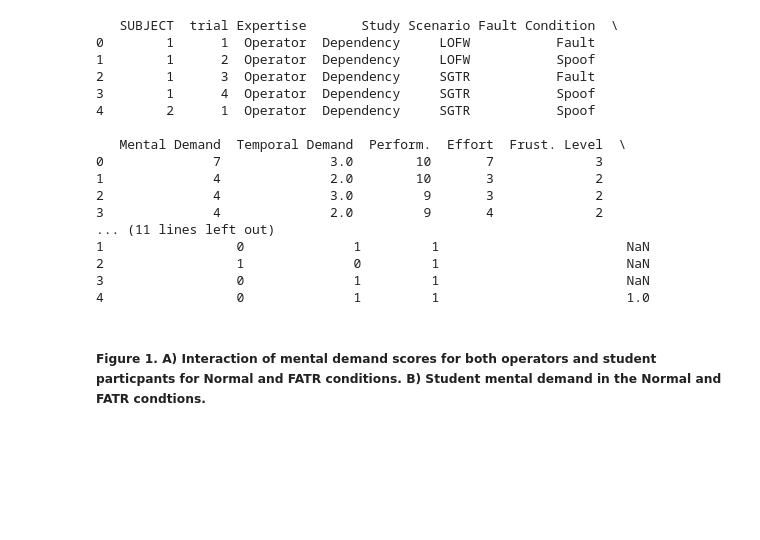
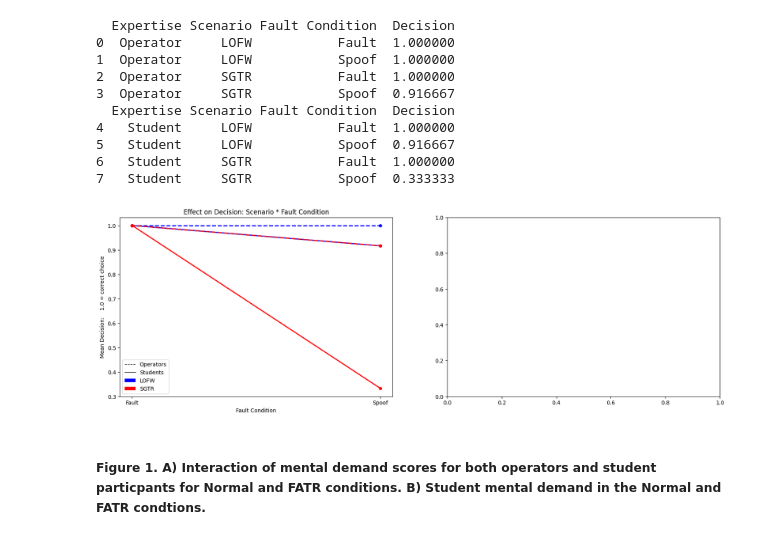
Before and after one commit to zethdubois/fatr, a Jupyter notebook: fatr.ipynb, the cells around one changed output. Cells and saved outputs as stored; diff of their text form; code cells hidden in the pictures; blank space fills up the shorter version.

Commit message:
update ploting graphs

```diff
--- a/fatr.ipynb
+++ b/fatr.ipynb
@@ -10,52 +10,52 @@ from matplotlib.patches import Patch
 # %%
 import matplotlib.pyplot as plt
 import sys
 import os
 from IPython.display import display, Markdown
 
 sys.path.append('plot')
 
 import chart
 
 # Load the dataset
 data_path = 'data/depend_only.csv'
 data = chart.load_data(data_path)
-print(data.head())
-# # Prepare the data
-# group_iv = 'Expertise'
-# g1 = 'Operators'
-# g2 = 'Students'
-# iv1 = 'Scenario'
-# dv1 = 'Effort'
-# operators, students, mean_scores_students = chart.prepare_data(data,group_iv,g1,g2,iv1,dv1)
-# print(operators)
-# # Create a figure with subplots
-# fig, axs = plt.subplots(1, 2, figsize=(20, 6))
+# print(data.head())
 
-# # Plot using the specific axes
-# chart.plot_interaction_scores(operators, students, ax=axs[0])
+# Prepare the data
+group_iv = 'Expertise'
+g1 = 'Operator'
+g2 = 'Student'
+iv1 = 'Scenario'
+iv2 = 'Fault Condition'
+dv1 = 'Decision'
+operator, student, mean_scores_students = chart.prepare_data(data,group_iv,g1,g2,iv1,iv2,dv1)
+print(operator.head())
+print(student.head())
+
+# Create a figure with subplots
+fig, axs = plt.subplots(1, 2, figsize=(20, 6))
+
+# Plot using the specific axes
+title1 = f"Effect on {dv1}: {iv1} * {iv2}"
+y_mean = f"Mean {dv1}:    1.0 = correct choice"
+chart.plot_interaction_scores(operator, student, y_mean, iv2, dv1, title1, ax=axs[0])
 # chart.plot_mental_demand_scores(mean_scores_students, ax=axs[1])
 
 # plt.tight_layout()
 # plt.show()
 # %% [output]
-   SUBJECT  trial Expertise       Study Scenario Fault Condition  \
-0        1      1  Operator  Dependency     LOFW           Fault
-1        1      2  Operator  Dependency     LOFW           Spoof
-2        1      3  Operator  Dependency     SGTR           Fault
-3        1      4  Operator  Dependency     SGTR           Spoof
-4        2      1  Operator  Dependency     SGTR           Spoof
-
-   Mental Demand  Temporal Demand  Perform.  Effort  Frust. Level  \
-0              7              3.0        10       7             3
-1              4              2.0        10       3             2
-2              4              3.0         9       3             2
-3              4              2.0         9       4             2
-... (11 lines left out)
-1                 0              1         1                        NaN
-2                 1              0         1                        NaN
-3                 0              1         1                        NaN
-4                 0              1         1                        1.0
+  Expertise Scenario Fault Condition  Decision
+0  Operator     LOFW           Fault  1.000000
+1  Operator     LOFW           Spoof  1.000000
+2  Operator     SGTR           Fault  1.000000
+3  Operator     SGTR           Spoof  0.916667
+  Expertise Scenario Fault Condition  Decision
+4   Student     LOFW           Fault  1.000000
+5   Student     LOFW           Spoof  0.916667
+6   Student     SGTR           Fault  1.000000
+7   Student     SGTR           Spoof  0.333333
+[figure, added]
 # %% [markdown]
 ##### **Figure 1.** A) Interaction of mental demand scores for both operators and student particpants for Normal and FATR conditions. B) Student mental demand in the Normal and FATR condtions.
 # %% [markdown]
```
Also changed, not shown: 1 other file.
